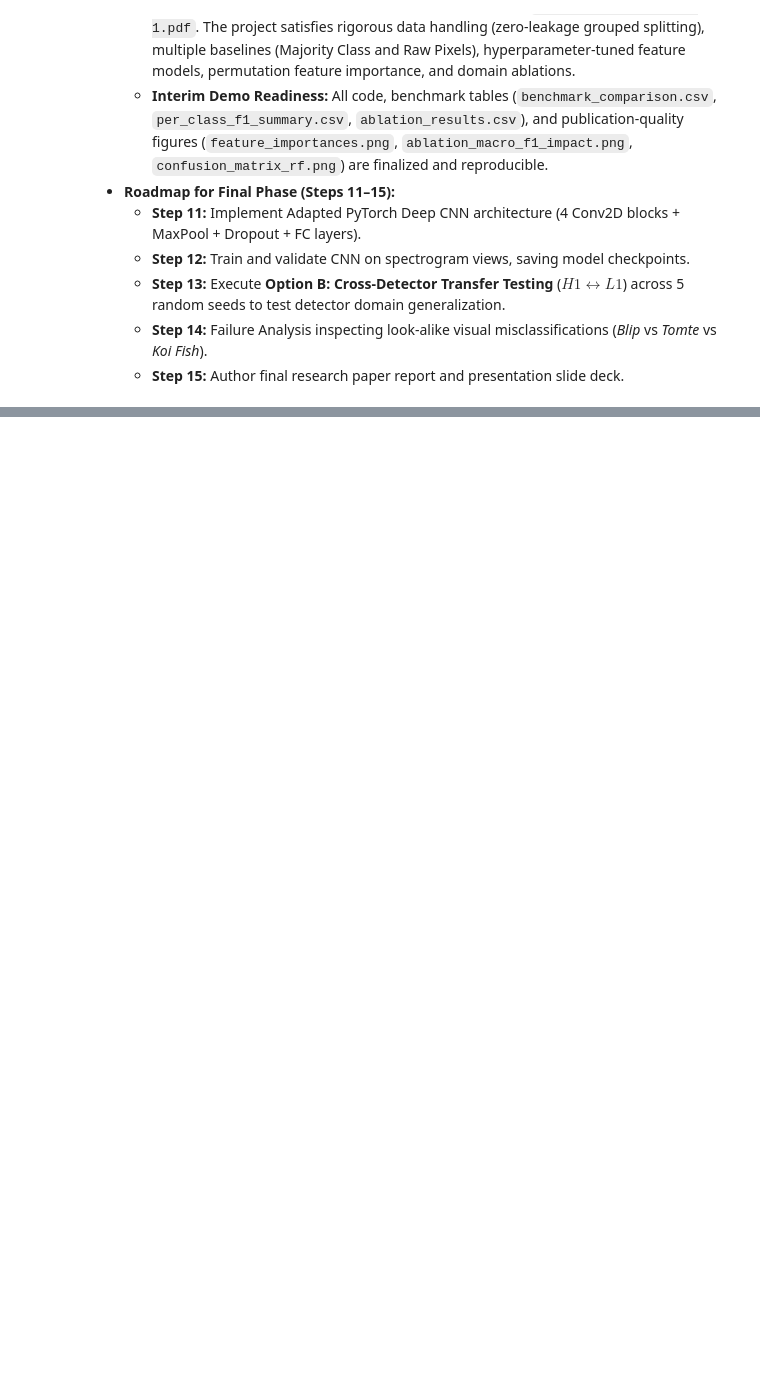
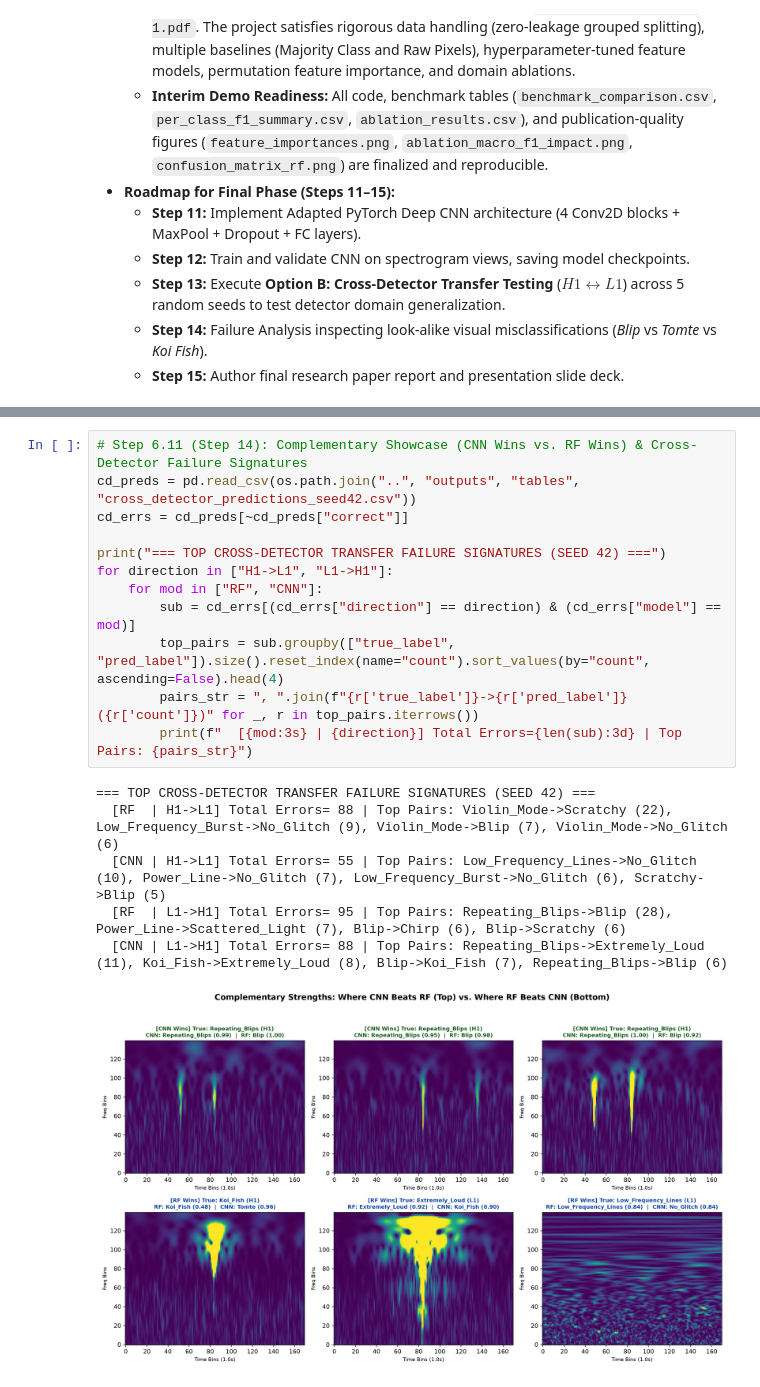
Before and after one commit to IsmailNooruddin/ligo-glitch-classification, a Jupyter notebook: notebooks/06_ablations_and_failure_analysis.ipynb, the cells around one changed output, grey strips where cells are left out. Drawn from its saved outputs; the diff is of its cells as text; blank space fills up the shorter version.

Commit message:
Complete Steps 11-14: Adapted CNN (0.9466 Macro-F1), 5-seed H1<->L1 transfer, and failure analysis

```diff
--- a/notebooks/06_ablations_and_failure_analysis.ipynb
+++ b/notebooks/06_ablations_and_failure_analysis.ipynb
@@ -437,0 +496,19 @@ Baseline 2: Raw-Pixel Decision Tree         82.75    0.7315       0.8394
+# %%
+# Step 6.11 (Step 14): Complementary Showcase (CNN Wins vs. RF Wins) & Cross-Detector Failure Signatures
+cd_preds = pd.read_csv(os.path.join("..", "outputs", "tables", "cross_detector_predictions_seed42.csv"))
+cd_errs = cd_preds[~cd_preds["correct"]]
+
+print("=== TOP CROSS-DETECTOR TRANSFER FAILURE SIGNATURES (SEED 42) ===")
+for direction in ["H1->L1", "L1->H1"]:
+    for mod in ["RF", "CNN"]:
+        sub = cd_errs[(cd_errs["direction"] == direction) & (cd_errs["model"] == mod)]
+        top_pairs = sub.groupby(["true_label", "pred_label"]).size().reset_index(name="count").sort_values(by="count", ascending=False).head(4)
+        pairs_str = ", ".join(f"{r['true_label']}->{r['pred_label']} ({r['count']})" for _, r in top_pairs.iterrows())
+        print(f"  [{mod:3s} | {direction}] Total Errors={len(sub):3d} | Top Pairs: {pairs_str}")
+# %% [output]
+=== TOP CROSS-DETECTOR TRANSFER FAILURE SIGNATURES (SEED 42) ===
+  [RF  | H1->L1] Total Errors= 88 | Top Pairs: Violin_Mode->Scratchy (22), Low_Frequency_Burst->No_Glitch (9), Violin_Mode->Blip (7), Violin_Mode->No_Glitch (6)
+  [CNN | H1->L1] Total Errors= 55 | Top Pairs: Low_Frequency_Lines->No_Glitch (10), Power_Line->No_Glitch (7), Low_Frequency_Burst->No_Glitch (6), Scratchy->Blip (5)
+  [RF  | L1->H1] Total Errors= 95 | Top Pairs: Repeating_Blips->Blip (28), Power_Line->Scattered_Light (7), Blip->Chirp (6), Blip->Scratchy (6)
+  [CNN | L1->H1] Total Errors= 88 | Top Pairs: Repeating_Blips->Extremely_Loud (11), Koi_Fish->Extremely_Loud (8), Blip->Koi_Fish (7), Repeating_Blips->Blip (6)
+[figure, added]
```
Also changed, not shown: parts of 6 cells of this notebook, 27 other files.
